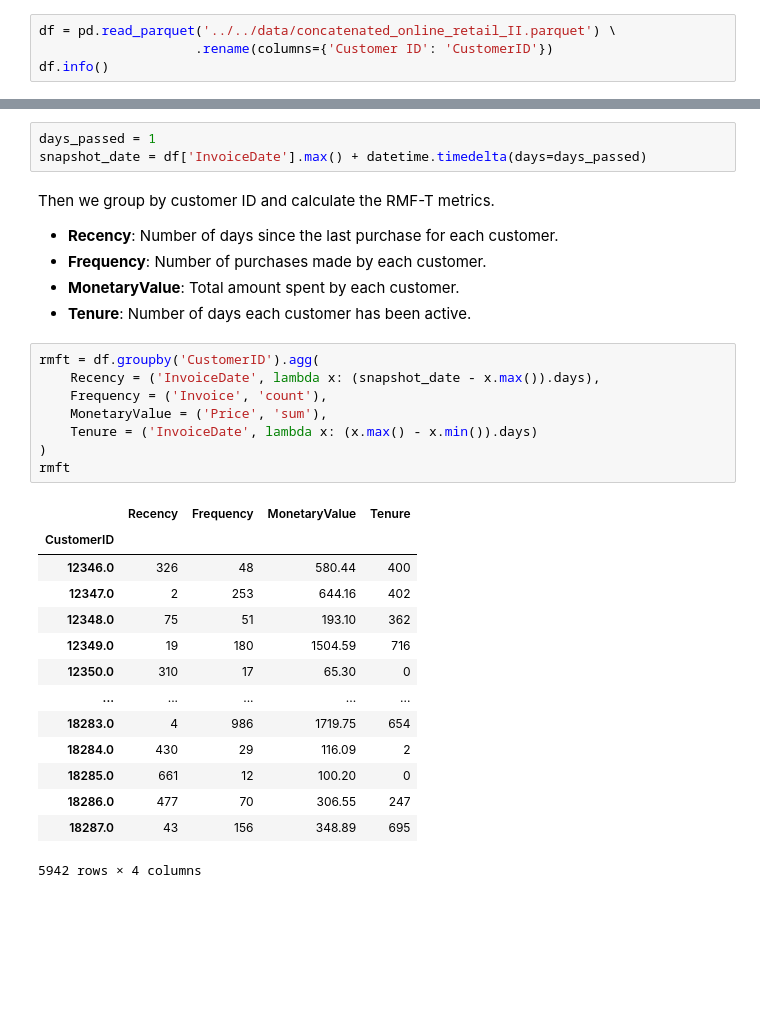
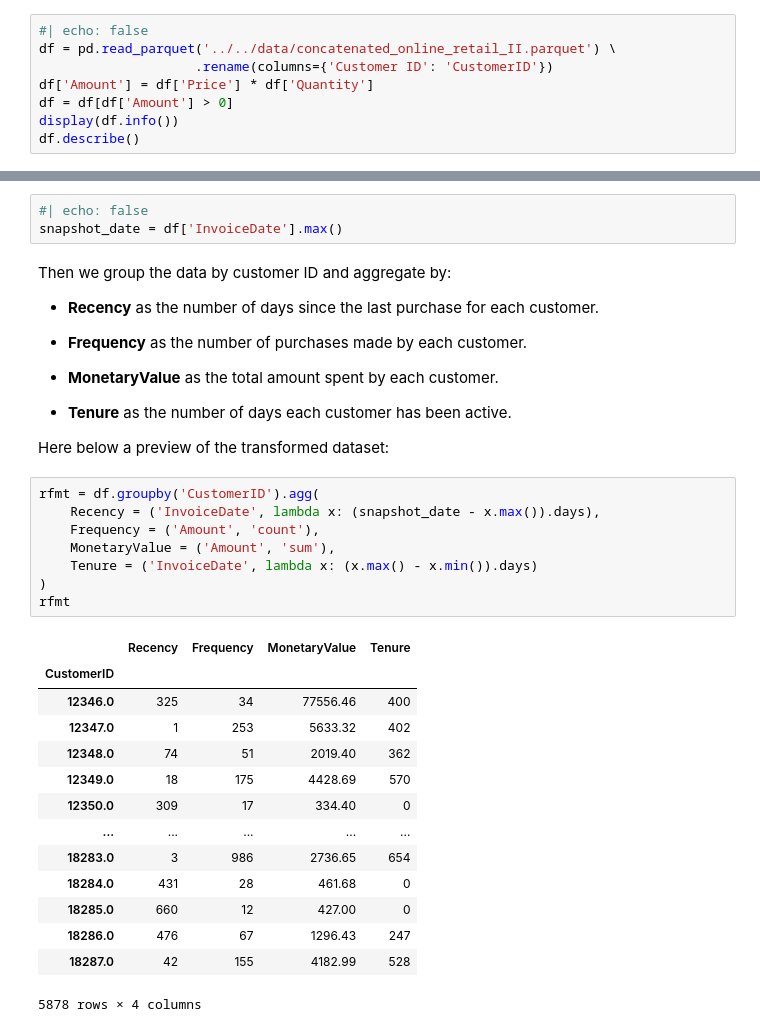
Before and after one commit to antobzzll/antobzzll.github.io, a Jupyter notebook: posts/online-retail-clustering/index.ipynb, the cells around one changed output, grey strips where cells are left out. Cells and saved outputs as stored; diff of their text form; blank space fills up the shorter version.

```diff
--- a/posts/online-retail-clustering/index.ipynb
+++ b/posts/online-retail-clustering/index.ipynb
@@ -9,6 +36,10 @@ import datetime
 # %%
+#| echo: false
 df = pd.read_parquet('../../data/concatenated_online_retail_II.parquet') \
                     .rename(columns={'Customer ID': 'CustomerID'})
-df.info()
+df['Amount'] = df['Price'] * df['Quantity']
+df = df[df['Amount'] > 0]
+display(df.info())
+df.describe()
 # %% [output]
 <class 'pandas.core.frame.DataFrame'>
@@ -46,32 +93,38 @@ First, we define a snapshot date – a simulated point in time when we run the a
 # %%
-days_passed = 1
-snapshot_date = df['InvoiceDate'].max() + datetime.timedelta(days=days_passed)
+#| echo: false
+snapshot_date = df['InvoiceDate'].max()
 # %% [markdown]
-Then we group by customer ID and calculate the RMF-T metrics.
-* **Recency**: Number of days since the last purchase for each customer.
-* **Frequency**: Number of purchases made by each customer.
-* **MonetaryValue**: Total amount spent by each customer.
-* **Tenure**: Number of days each customer has been active.
+Then we group the data by customer ID and aggregate by:
+
+* **Recency** as the number of days since the last purchase for each customer.
+
+* **Frequency** as the number of purchases made by each customer.
+
+* **MonetaryValue** as the total amount spent by each customer.
+
+* **Tenure** as the number of days each customer has been active.
+
+Here below a preview of the transformed dataset:
 # %%
-rmft = df.groupby('CustomerID').agg(
+rfmt = df.groupby('CustomerID').agg(
     Recency = ('InvoiceDate', lambda x: (snapshot_date - x.max()).days),
-    Frequency = ('Invoice', 'count'),
-    MonetaryValue = ('Price', 'sum'),
+    Frequency = ('Amount', 'count'),
+    MonetaryValue = ('Amount', 'sum'),
     Tenure = ('InvoiceDate', lambda x: (x.max() - x.min()).days)
 )
-rmft
+rfmt
 # %% [output]
 |  | Recency | Frequency | MonetaryValue | Tenure |
 | CustomerID |  |  |  |  |
-| 12346.0 | 326 | 48 | 580.44 | 400 |
-| 12347.0 | 2 | 253 | 644.16 | 402 |
-| 12348.0 | 75 | 51 | 193.10 | 362 |
-| 12349.0 | 19 | 180 | 1504.59 | 716 |
-| 12350.0 | 310 | 17 | 65.30 | 0 |
+| 12346.0 | 325 | 34 | 77556.46 | 400 |
+| 12347.0 | 1 | 253 | 5633.32 | 402 |
+| 12348.0 | 74 | 51 | 2019.40 | 362 |
+| 12349.0 | 18 | 175 | 4428.69 | 570 |
+| 12350.0 | 309 | 17 | 334.40 | 0 |
 | ... | ... | ... | ... | ... |
-| 18283.0 | 4 | 986 | 1719.75 | 654 |
-| 18284.0 | 430 | 29 | 116.09 | 2 |
-| 18285.0 | 661 | 12 | 100.20 | 0 |
-| 18286.0 | 477 | 70 | 306.55 | 247 |
-| 18287.0 | 43 | 156 | 348.89 | 695 |
+| 18283.0 | 3 | 986 | 2736.65 | 654 |
+| 18284.0 | 431 | 28 | 461.68 | 0 |
+| 18285.0 | 660 | 12 | 427.00 | 0 |
+| 18286.0 | 476 | 67 | 1296.43 | 247 |
+| 18287.0 | 42 | 155 | 4182.99 | 528 |
-5942 rows × 4 columns
+5878 rows × 4 columns
```
Also changed, not shown: parts of 29 cells of this notebook, 5 other files.
